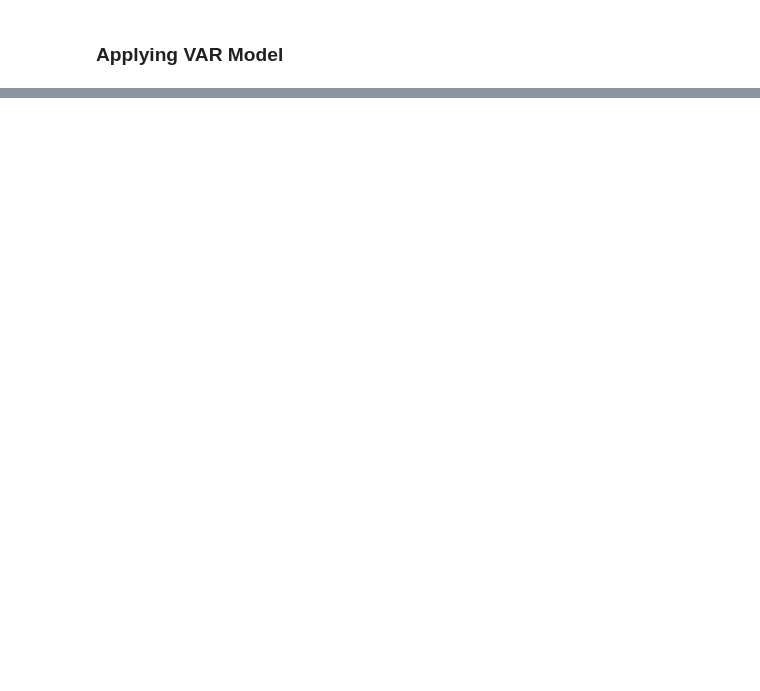
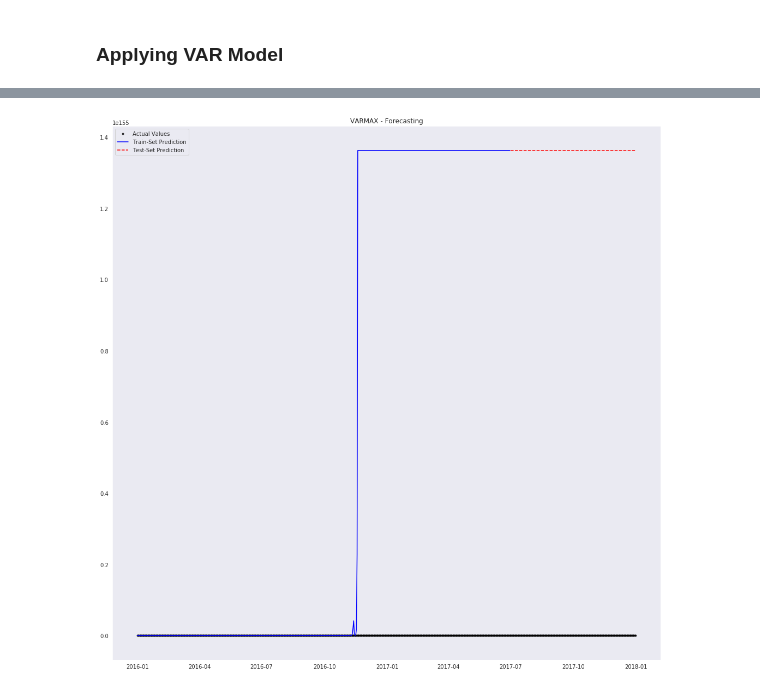
Before and after one commit to sirisurab/transpred, a Jupyter notebook: src/EDA.ipynb, the cells around one changed output, grey strips where cells are left out. Cells and saved outputs as stored; diff of their text form; code cells hidden in the pictures; blank space fills up the shorter version.

```diff
--- a/src/EDA.ipynb
+++ b/src/EDA.ipynb
@@ -786,0 +949,5 @@ ModuleNotFoundError: No module named 'sklearn'
+# %%
+# Generate Exogenous Data for Forecasting
+nforecast = len(test_x)
+print('no. of training observations ',var_model_result.nobs)
+print('no. of data-points to be forecast ',nforecast)
@@ -786,0 +957,7 @@ ModuleNotFoundError: No module named 'sklearn'
+# %%
+# In-sample one-step-ahead predictions, and out-of-sample forecasts
+predict = var_model_result.get_prediction(end=var_model_result.nobs + nforecast-1, exog = test_x)
+""" idx = np.arange(len(predict.predicted_mean)) """
+predict_ci95 = predict.conf_int(alpha=0.05)
+predict_ci60 = predict.conf_int(alpha=0.4)
+predict_ci30 = predict.conf_int(alpha=0.7)
@@ -786,0 +1054,4 @@ ModuleNotFoundError: No module named 'sklearn'
+# %%
+make_prediction_plot(df_merged, train_y, test_y, predict, predict_ci95, predict_ci60, predict_ci30, 'delex_diff2', 'delex', inverse_transform)
+# %% [output]
+[figure, added]
```
Also changed, not shown: parts of 26 cells of this notebook.
